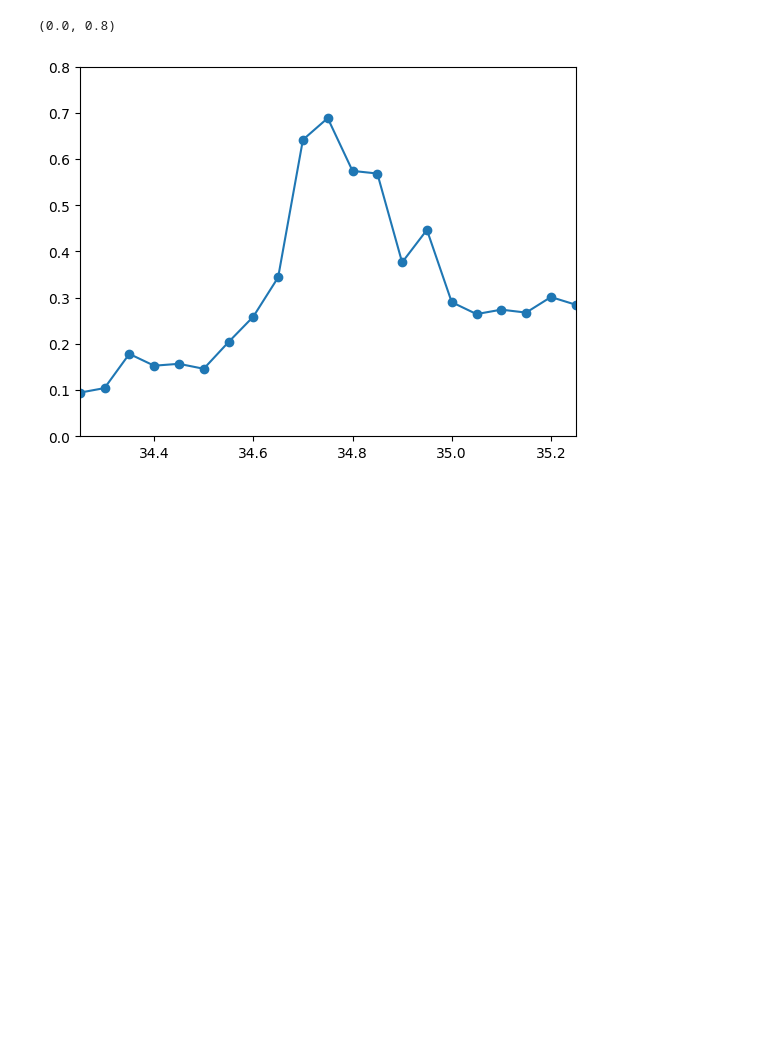
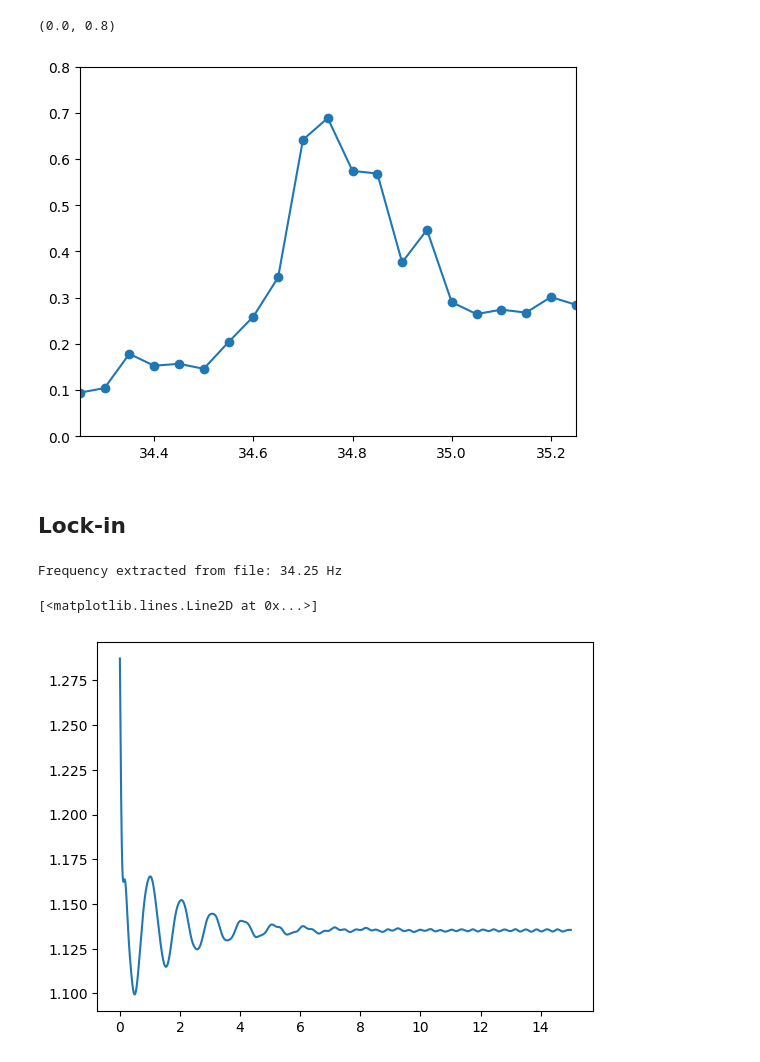
Before and after one commit to labo4gruporocco/Santi, a Jupyter notebook: Young/forzado.ipynb, the cells around one changed output. Saved outputs shown, nothing was run; the diff lists cells and outputs as text; code cells hidden in the pictures; blank space fills up the shorter version.

Commit message:
added lock-in

```diff
--- a/Young/forzado.ipynb
+++ b/Young/forzado.ipynb
@@ -382,3 +314,79 @@ plt.ylim(0,0.8)
 # %% [output]
 (0.0, 0.8)
 [figure]
+# %% [markdown]
+## Lock-in
+# %%
+from scipy.signal import butter, filtfilt, find_peaks
+from scipy.optimize import curve_fit
+import numpy as np
+import matplotlib.pyplot as plt
+
+string = "data_clean_cuarta_clase/acero/measurement_20260625_130859.csv"
+
+data = np.loadtxt(string, delimiter=',',skiprows=3)
+freq = float(open(string, 'r').readline().split('frecuencia:')[1].strip())
+
+print(f"Frequency extracted from file: {freq} Hz")
+# %% [output]
+Frequency extracted from file: 34.25 Hz
+# %%
+
+# 1. Extract your data arrays
+t_raw = data[:, 0]
+y_raw = data[:, 1]
+
+# Center temporarily to find the true signal power
+y_temp = y_raw - np.mean(y_raw)
+
+# Find all peaks of the absolute signal
+# 'distance' ensures we don't accidentally pick two points on the same carrier cycle
+sampling_rate = 1 / (t_raw[1] - t_raw[0])
+peaks, _ = find_peaks(np.abs(y_temp), distance=int(sampling_rate / 34))
+
+# Find the first peak that is part of the actual signal, not background noise
+# We look for the first peak that exceeds 30% of the absolute maximum value in the dataset
+threshold = 0.3 * np.max(np.abs(y_temp))
+valid_peaks = peaks[np.abs(y_temp)[peaks] > threshold]
+
+# Your true start index is the very first prominent peak
+start_idx = valid_peaks[0]
+
+# Chop both arrays to start exactly at this maximum
+t = t_raw[start_idx:]
+y_chopped = y_raw[start_idx:]
+# ==========================================
+
+# 2. Define your carrier parameters
+f_c = freq
+omega_c = 2 * np.pi * f_c
+
+# 3. Preprocessing: Remove DC offset using the CLEAN, chopped data
+dc_offset = np.mean(y_chopped)
+y_centered = y_chopped - dc_offset
+
+# 4. Lock-in Step (Using chopped arrays)
+I_mixed = y_centered * np.cos(omega_c * t)
+Q_mixed = y_centered * np.sin(omega_c * t)
+
+# 5. Low-Pass Filter Design
+nyquist = 0.5 * sampling_rate
+cutoff_freq = 5.0
+b, a = butter(N=4, Wn=cutoff_freq / nyquist, btype='low')
+
+# 6. Filter
+I_filtered = filtfilt(b, a, I_mixed)
+Q_filtered = filtfilt(b, a, Q_mixed)
+
+# 7. Reconstruct Magnitude
+envelope = 2 * np.sqrt(I_filtered**2 + Q_filtered**2)
+
+# 8. Postprocessing: Add the DC offset back
+envelope_final = envelope + dc_offset
+
+# 't' and 'envelope_final' are now perfectly aligned, starting at the first peak!
+plt.plot(t, envelope_final)
+# plt.xlim(0,10)
+# %% [output]
+[<matplotlib.lines.Line2D at 0x...>]
+[figure, added]
```
Also changed, not shown: parts of 12 cells of this notebook.
